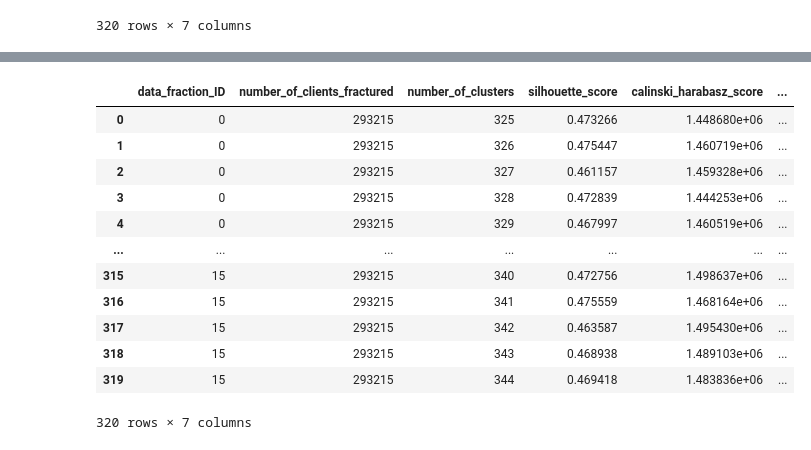
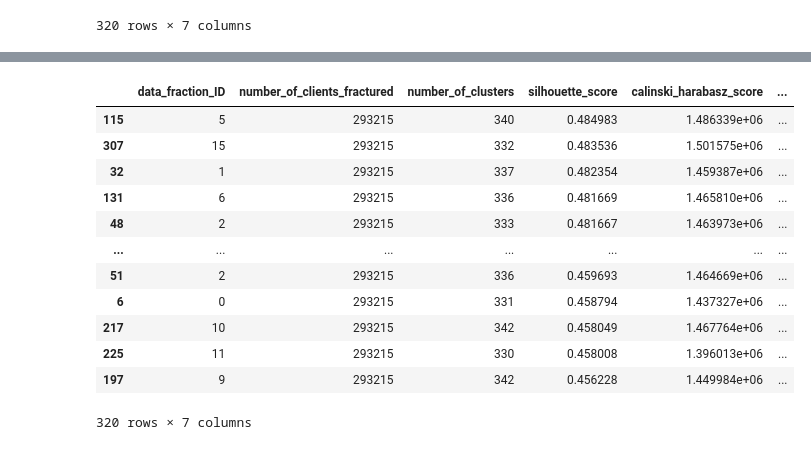
Before and after one commit to VespenGas/PythonProjs, a Jupyter notebook: ProjDS/df_analysis.ipynb, the cells around one changed output, grey strips where cells are left out. Drawn from its saved outputs; the diff is of its cells as text; code cells hidden in the pictures.

```diff
--- a/ProjDS/df_analysis.ipynb
+++ b/ProjDS/df_analysis.ipynb
@@ -33,16 +40,6 @@ plt.show()
 # %%
-df
+df['cluster_center'] = df['cluster_center'].str.replace('\n', ',')
-# %% [output]
-|  | data_fraction_ID | number_of_clients_fractured | number_of_clusters | silhouette_score | calinski_harabasz_score | ... |
-| 0 | 0 | 293215 | 325 | 0.473266 | 1.448680e+06 | ... |
-| 1 | 0 | 293215 | 326 | 0.475447 | 1.460719e+06 | ... |
-| 2 | 0 | 293215 | 327 | 0.461157 | 1.459328e+06 | ... |
-| 3 | 0 | 293215 | 328 | 0.472839 | 1.444253e+06 | ... |
-| 4 | 0 | 293215 | 329 | 0.467997 | 1.460519e+06 | ... |
-| ... | ... | ... | ... | ... | ... | ... |
-| 315 | 15 | 293215 | 340 | 0.472756 | 1.498637e+06 | ... |
-| 316 | 15 | 293215 | 341 | 0.475559 | 1.468164e+06 | ... |
-| 317 | 15 | 293215 | 342 | 0.463587 | 1.495430e+06 | ... |
-| 318 | 15 | 293215 | 343 | 0.468938 | 1.489103e+06 | ... |
-| 319 | 15 | 293215 | 344 | 0.469418 | 1.483836e+06 | ... |
-320 rows × 7 columns
+# %%
+df['cluster_center'] = df['cluster_center'].transform(lambda x: ' '.join(x.split())).str.replace(' ]', ']')
+# %%
+df['cluster_center'] = df['cluster_center'].str.replace(' ', ', ').str.replace(',,', ',').transform(lambda x: ast.literal_eval(x))
@@ -48,0 +51,16 @@ df
+# %%
+df.sort_values(by=['silhouette_score'], ascending=False)
+# %% [output]
+|  | data_fraction_ID | number_of_clients_fractured | number_of_clusters | silhouette_score | calinski_harabasz_score | ... |
+| 115 | 5 | 293215 | 340 | 0.484983 | 1.486339e+06 | ... |
+| 307 | 15 | 293215 | 332 | 0.483536 | 1.501575e+06 | ... |
+| 32 | 1 | 293215 | 337 | 0.482354 | 1.459387e+06 | ... |
+| 131 | 6 | 293215 | 336 | 0.481669 | 1.465810e+06 | ... |
+| 48 | 2 | 293215 | 333 | 0.481667 | 1.463973e+06 | ... |
+| ... | ... | ... | ... | ... | ... | ... |
+| 51 | 2 | 293215 | 336 | 0.459693 | 1.464669e+06 | ... |
+| 6 | 0 | 293215 | 331 | 0.458794 | 1.437327e+06 | ... |
+| 217 | 10 | 293215 | 342 | 0.458049 | 1.467764e+06 | ... |
+| 225 | 11 | 293215 | 330 | 0.458008 | 1.396013e+06 | ... |
+| 197 | 9 | 293215 | 342 | 0.456228 | 1.449984e+06 | ... |
+320 rows × 7 columns
```
Also changed, not shown: parts of 12 cells of this notebook, 7 other files.
